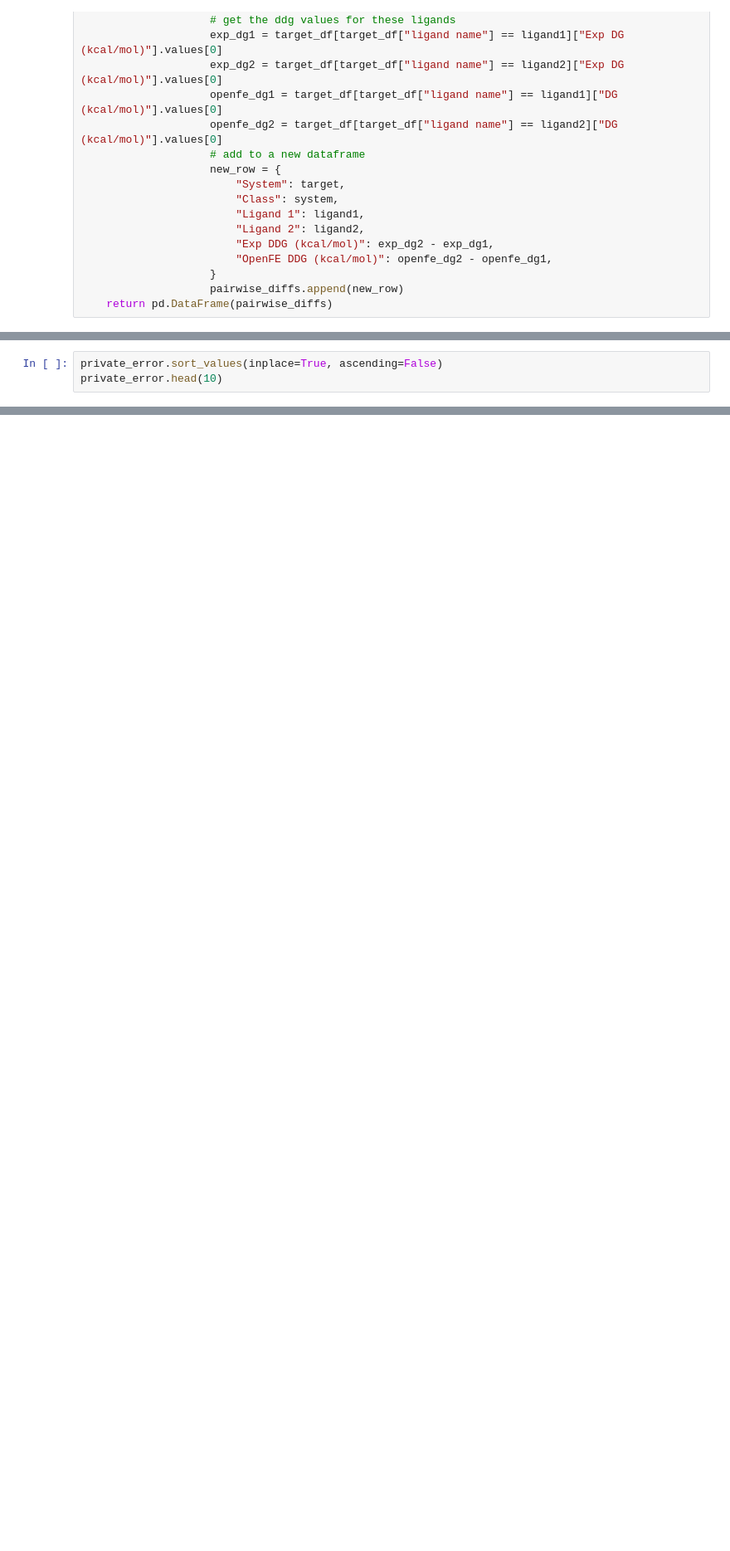
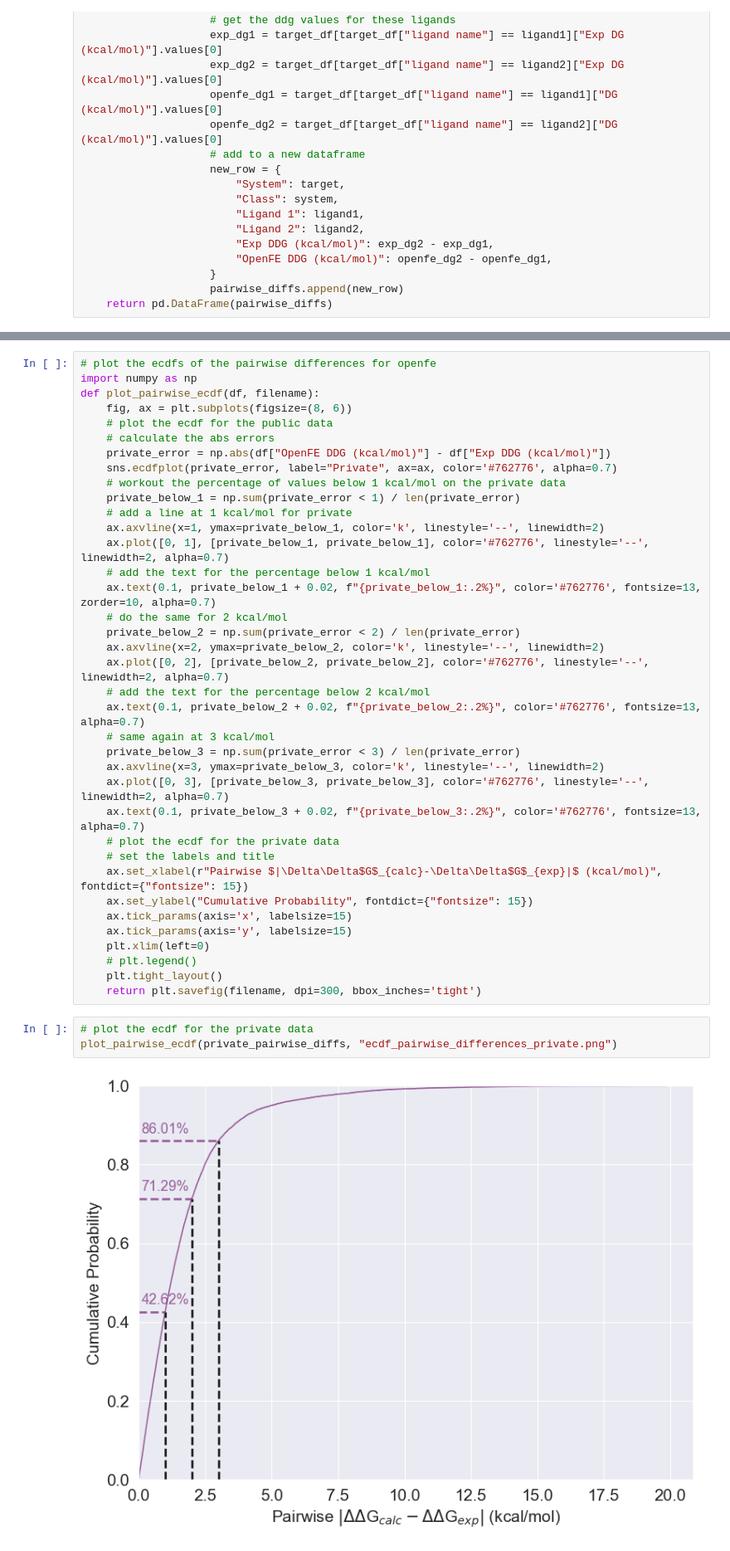
Before and after one commit to OpenFreeEnergy/IndustryBenchmarks2024, a Jupyter notebook: industry_benchmarks/analysis/notebooks/compare_public_private_sets.ipynb, the cells around one changed output, grey strips where cells are left out. Shown at 83% size. Saved outputs shown, nothing was run; the diff lists cells and outputs as text; blank space fills up the shorter version.

```diff
--- a/industry_benchmarks/analysis/notebooks/compare_public_private_sets.ipynb
+++ b/industry_benchmarks/analysis/notebooks/compare_public_private_sets.ipynb
@@ -203,3 +173,0 @@ plt.savefig("ecdf_pairwise_differences_private.png", dpi=300, bbox_inches='tight
-# %%
-private_error.sort_values(inplace=True, ascending=False)
-private_error.head(10)
@@ -348,0 +322,42 @@ plt.savefig("ddg_repeat_range_ecdf.png", dpi=300, bbox_inches='tight')
+# %%
+# plot the ecdfs of the pairwise differences for openfe
+import numpy as np
+def plot_pairwise_ecdf(df, filename):
+    fig, ax = plt.subplots(figsize=(8, 6))
+    # plot the ecdf for the public data
+    # calculate the abs errors
+    private_error = np.abs(df["OpenFE DDG (kcal/mol)"] - df["Exp DDG (kcal/mol)"])
+    sns.ecdfplot(private_error, label="Private", ax=ax, color='#762776', alpha=0.7)
+    # workout the percentage of values below 1 kcal/mol on the private data
+    private_below_1 = np.sum(private_error < 1) / len(private_error)
+    # add a line at 1 kcal/mol for private
+    ax.axvline(x=1, ymax=private_below_1, color='k', linestyle='--', linewidth=2)
+    ax.plot([0, 1], [private_below_1, private_below_1], color='#762776', linestyle='--', linewidth=2, alpha=0.7)
+    # add the text for the percentage below 1 kcal/mol
+    ax.text(0.1, private_below_1 + 0.02, f"{private_below_1:.2%}", color='#762776', fontsize=13, zorder=10, alpha=0.7)
+    # do the same for 2 kcal/mol
+    private_below_2 = np.sum(private_error < 2) / len(private_error)
+    ax.axvline(x=2, ymax=private_below_2, color='k', linestyle='--', linewidth=2)
+    ax.plot([0, 2], [private_below_2, private_below_2], color='#762776', linestyle='--', linewidth=2, alpha=0.7)
+    # add the text for the percentage below 2 kcal/mol
+    ax.text(0.1, private_below_2 + 0.02, f"{private_below_2:.2%}", color='#762776', fontsize=13, alpha=0.7)
+    # same again at 3 kcal/mol
+    private_below_3 = np.sum(private_error < 3) / len(private_error)
+    ax.axvline(x=3, ymax=private_below_3, color='k', linestyle='--', linewidth=2)
+    ax.plot([0, 3], [private_below_3, private_below_3], color='#762776', linestyle='--', linewidth=2, alpha=0.7)
+    ax.text(0.1, private_below_3 + 0.02, f"{private_below_3:.2%}", color='#762776', fontsize=13, alpha=0.7)
+    # plot the ecdf for the private data
+    # set the labels and title
+    ax.set_xlabel(r"Pairwise $|\Delta\Delta$G$_{calc}-\Delta\Delta$G$_{exp}|$ (kcal/mol)", fontdict={"fontsize": 15})
+    ax.set_ylabel("Cumulative Probability", fontdict={"fontsize": 15})
+    ax.tick_params(axis='x', labelsize=15)
+    ax.tick_params(axis='y', labelsize=15)
+    plt.xlim(left=0)
+    # plt.legend()
+    plt.tight_layout()
+    return plt.savefig(filename, dpi=300, bbox_inches='tight')
+# %%
+# plot the ecdf for the private data
+plot_pairwise_ecdf(private_pairwise_diffs, "ecdf_pairwise_differences_private.png")
+# %% [output]
+[figure, added]
```
Also changed, not shown: parts of 107 cells of this notebook, 2 other files.
